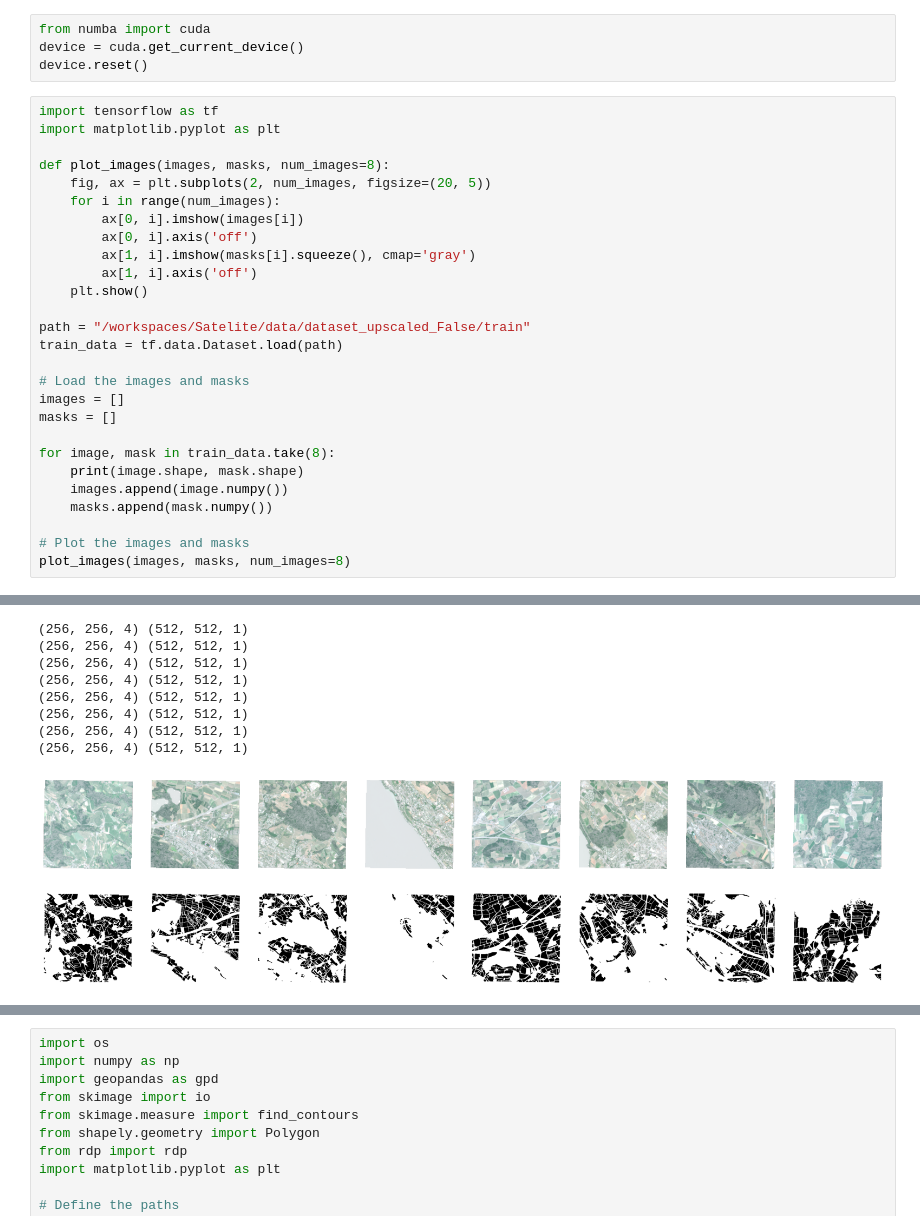
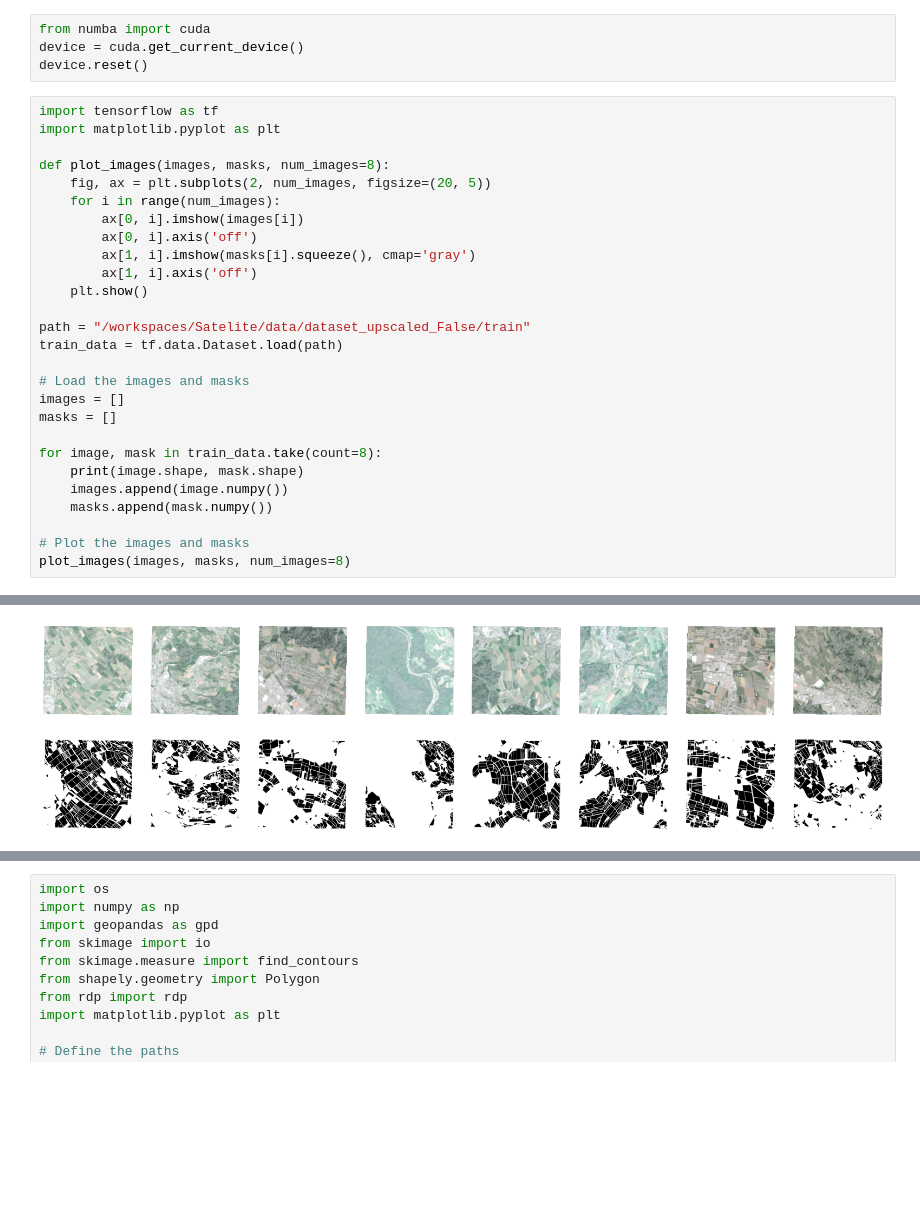
Before and after one commit to dennisshushackost/Satelite, a Jupyter notebook: train2.ipynb, the cells around one changed output, grey strips where cells are left out. Drawn from its saved outputs; the diff is of its cells as text; blank space fills up the shorter version.

```diff
--- a/train2.ipynb
+++ b/train2.ipynb
@@ -25,7 +268,7 @@ train_data = tf.data.Dataset.load(path)
 images = []
 masks = []
 
-for image, mask in train_data.take(8):
+for image, mask in train_data.take(count=8):
     print(image.shape, mask.shape)
     images.append(image.numpy())
     masks.append(mask.numpy())
@@ -53,12 +287,4 @@ Your kernel may have been built without NUMA support.
-(256, 256, 4) (512, 512, 1)
-(256, 256, 4) (512, 512, 1)
-(256, 256, 4) (512, 512, 1)
-(256, 256, 4) (512, 512, 1)
-(256, 256, 4) (512, 512, 1)
-(256, 256, 4) (512, 512, 1)
-(256, 256, 4) (512, 512, 1)
-(256, 256, 4) (512, 512, 1)
-[figure, old version]
+[figure, new version]
 # %%
 import os
 os.environ['TF_CPP_MIN_LOG_LEVEL'] = '3'
```
Also changed, not shown: parts of 10 cells of this notebook, 12 other files.
